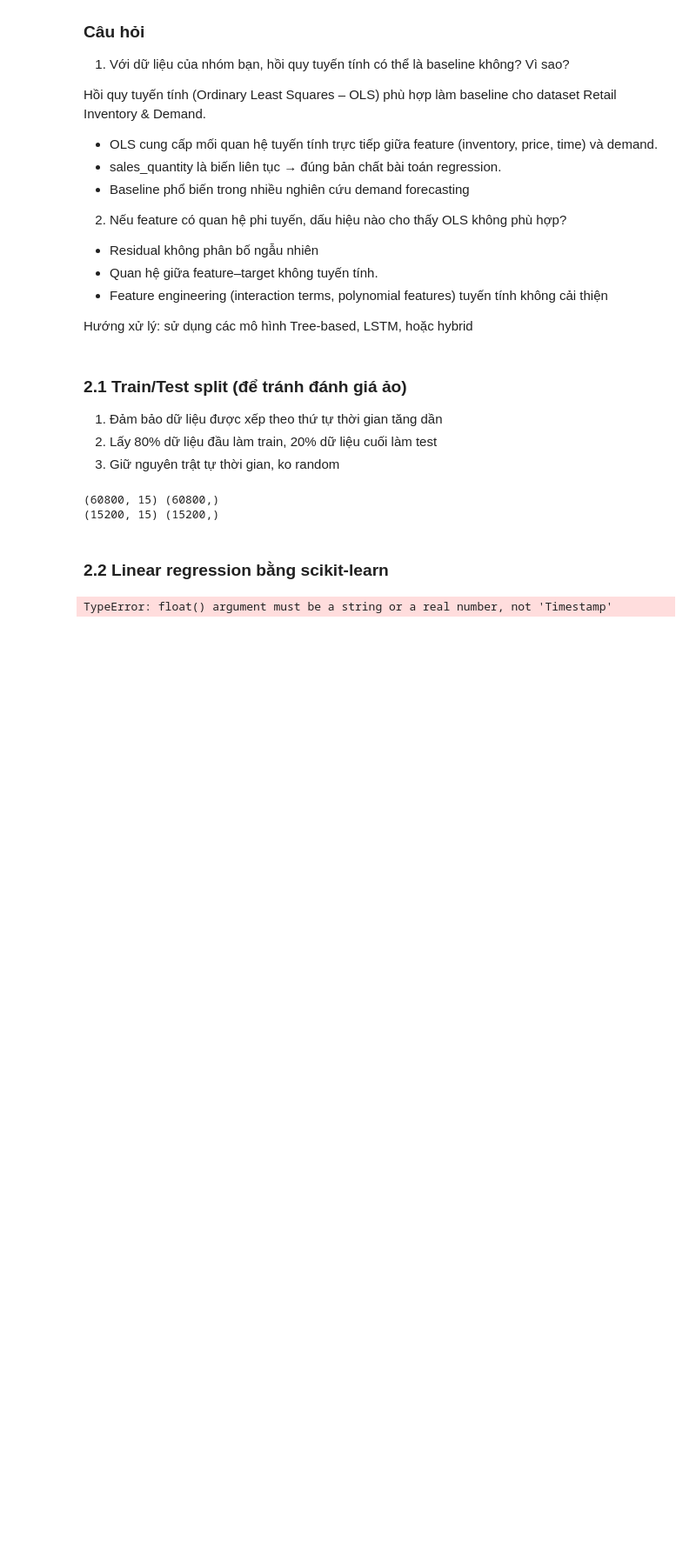
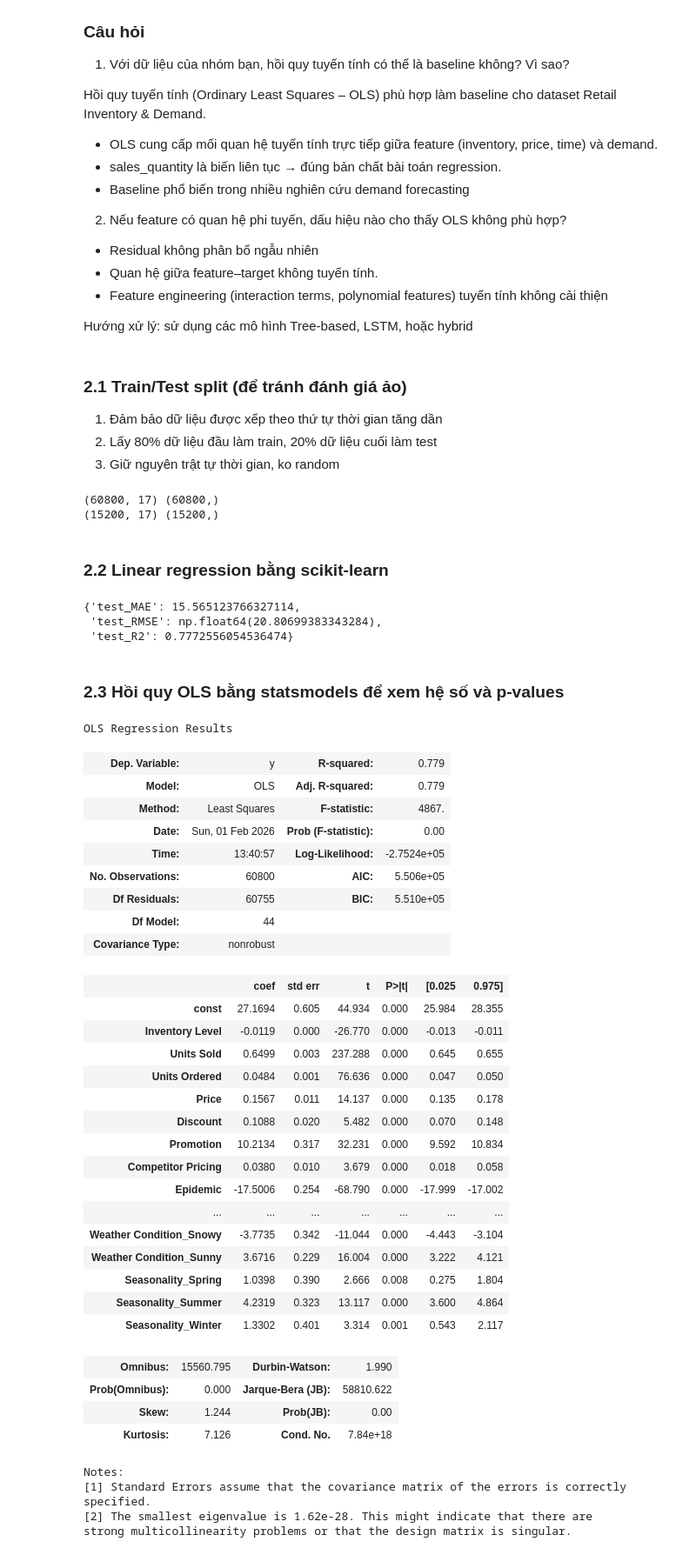
Before and after one commit to ngyxntthaoo/IS6404.CH201-Phan-tich-du-lieu-nang-cao, a Jupyter notebook: Lab_4_Traditional_Data_Analysis.ipynb, the cells around one changed output. Shown at 87% size. Drawn from its saved outputs; the diff is of its cells as text; code cells hidden in the pictures; blank space fills up the shorter version.

Commit message:
Được tạo bằng Colab

```diff
--- a/Lab_4_Traditional_Data_Analysis.ipynb
+++ b/Lab_4_Traditional_Data_Analysis.ipynb
@@ -622,6 +622,13 @@ df_agg = (
 3. Giữ nguyên trật tự thời gian, ko random
 # %%
 df = df.sort_values("Date")
+df["Date"] = pd.to_datetime(df["Date"])
+df["day"] = df["Date"].dt.day
+df["month"] = df["Date"].dt.month
+df["dow"] = df["Date"].dt.dayofweek
+
+df = df.drop(columns=["Date"])
+
 df = df.rename(columns={"Demand": "y"})
 
 split_idx = int(len(df) * 0.8)
@@ -639,8 +646,8 @@ y_test  = test_df["y"]
 print(X_train.shape, y_train.shape)
 print(X_test.shape, y_test.shape)
 # %% [output]
-(60800, 15) (60800,)
-(15200, 15) (15200,)
+(60800, 17) (60800,)
+(15200, 17) (15200,)
 # %% [markdown]
 ### 2.2 Linear regression bằng scikit-learn
 # %%
@@ -649,10 +656,17 @@ from sklearn.preprocessing import StandardScaler
 from sklearn.linear_model import LinearRegression
 from sklearn.metrics import mean_absolute_error, mean_squared_error, r2_score
 
+
 linreg = Pipeline([
     ("scaler", StandardScaler()),
     ("model", LinearRegression())
 ])
+
+X_train = pd.get_dummies(X_train, drop_first=True)
+X_test  = pd.get_dummies(X_test, drop_first=True)
+
+X_train, X_test = X_train.align(X_test, join="left", axis=1, fill_value=0)
+
 
 linreg.fit(X_train, y_train)
 pred = linreg.predict(X_test)
@@ -664,4 +678,59 @@ r2 = r2_score(y_test, pred)
 
 {"test_MAE": mae, "test_RMSE": rmse, "test_R2": r2}
 # %% [output]
-TypeError: float() argument must be a string or a real number, not 'Timestamp'
+{'test_MAE': 15.565123766327114,
+ 'test_RMSE': np.float64(20.80699383343284),
+ 'test_R2': 0.7772556054536474}
+# %% [markdown]
+### 2.3 Hồi quy OLS bằng statsmodels để xem hệ số và p-values
+# %%
+import statsmodels.api as sm
+
+X_train_sm = X_train.copy()
+
+X_train_sm = pd.get_dummies(X_train_sm, drop_first=True)
+X_train_sm = X_train_sm.astype(float)
+X_train_sm = sm.add_constant(X_train_sm)
+ols = sm.OLS(y_train.astype(float), X_train_sm).fit()
+ols.summary()
+
+
+
+# X_train_sm = sm.add_constant(X_train)  # thêm intercept
+# ols = sm.OLS(y_train, X_train_sm).fit()
+# ols.summary()
+# %% [output]
+OLS Regression Results
+| Dep. Variable: | y | R-squared: | 0.779 |
+| Model: | OLS | Adj. R-squared: | 0.779 |
+| Method: | Least Squares | F-statistic: | 4867. |
+| Date: | Sun, 01 Feb 2026 | Prob (F-statistic): | 0.00 |
+| Time: | 13:40:57 | Log-Likelihood: | -2.7524e+05 |
+| No. Observations: | 60800 | AIC: | 5.506e+05 |
+| Df Residuals: | 60755 | BIC: | 5.510e+05 |
+| Df Model: | 44 |  |  |
+| Covariance Type: | nonrobust |  |  |
+|  | coef | std err | t | P>|t| | [0.025 | 0.975] |
+| const | 27.1694 | 0.605 | 44.934 | 0.000 | 25.984 | 28.355 |
+| Inventory Level | -0.0119 | 0.000 | -26.770 | 0.000 | -0.013 | -0.011 |
+| Units Sold | 0.6499 | 0.003 | 237.288 | 0.000 | 0.645 | 0.655 |
+| Units Ordered | 0.0484 | 0.001 | 76.636 | 0.000 | 0.047 | 0.050 |
+| Price | 0.1567 | 0.011 | 14.137 | 0.000 | 0.135 | 0.178 |
+| Discount | 0.1088 | 0.020 | 5.482 | 0.000 | 0.070 | 0.148 |
+| Promotion | 10.2134 | 0.317 | 32.231 | 0.000 | 9.592 | 10.834 |
+| Competitor Pricing | 0.0380 | 0.010 | 3.679 | 0.000 | 0.018 | 0.058 |
+| Epidemic | -17.5006 | 0.254 | -68.790 | 0.000 | -17.999 | -17.002 |
+| ... | ... | ... | ... | ... | ... | ... |
+| Weather Condition_Snowy | -3.7735 | 0.342 | -11.044 | 0.000 | -4.443 | -3.104 |
+| Weather Condition_Sunny | 3.6716 | 0.229 | 16.004 | 0.000 | 3.222 | 4.121 |
+| Seasonality_Spring | 1.0398 | 0.390 | 2.666 | 0.008 | 0.275 | 1.804 |
+| Seasonality_Summer | 4.2319 | 0.323 | 13.117 | 0.000 | 3.600 | 4.864 |
+| Seasonality_Winter | 1.3302 | 0.401 | 3.314 | 0.001 | 0.543 | 2.117 |
+| Omnibus: | 15560.795 | Durbin-Watson: | 1.990 |
+| Prob(Omnibus): | 0.000 | Jarque-Bera (JB): | 58810.622 |
+| Skew: | 1.244 | Prob(JB): | 0.00 |
+| Kurtosis: | 7.126 | Cond. No. | 7.84e+18 |
+Notes:
+[1] Standard Errors assume that the covariance matrix of the errors is correctly specified.
+[2] The smallest eigenvalue is 1.62e-28. This might indicate that there are
+strong multicollinearity problems or that the design matrix is singular.
```
Also changed, not shown: parts of 5 cells of this notebook.
